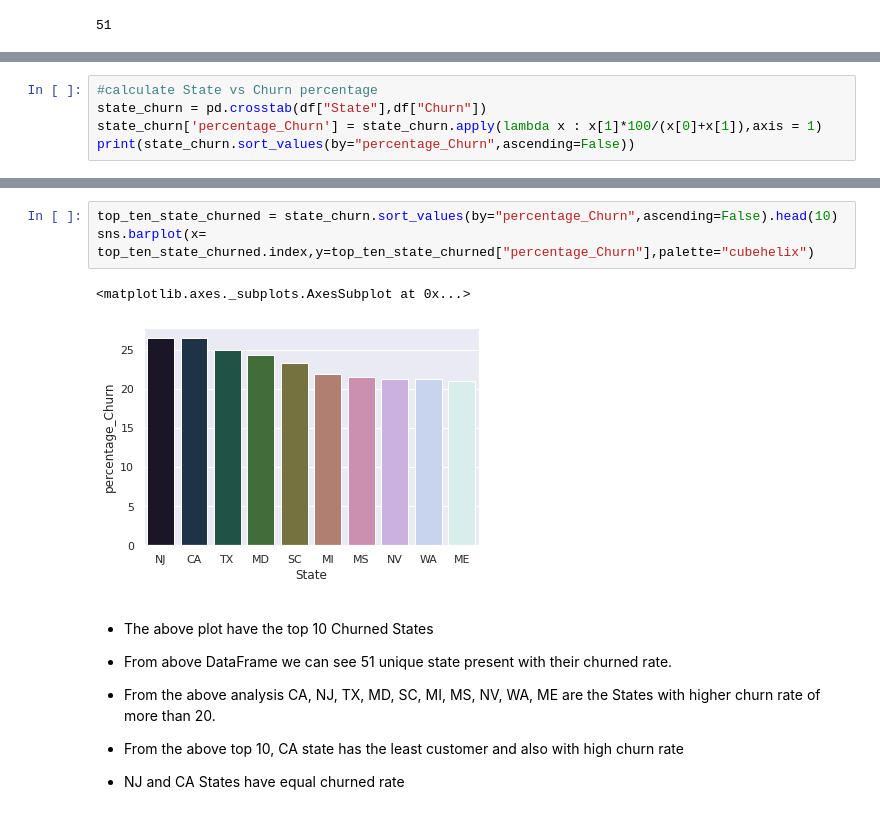
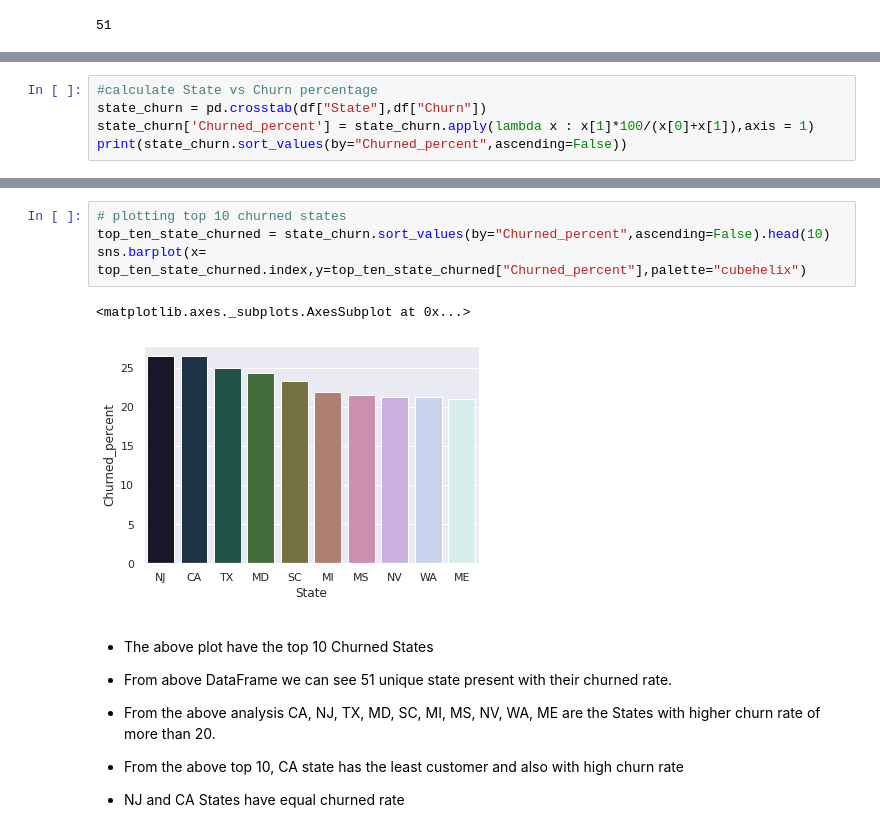
Before and after one commit to rubeshajith/EDA-on-Telecom-Churn-Data, a Jupyter notebook: Telecom_Churn_Analysis_Capstone_Project.ipynb, the cells around one changed output, grey strips where cells are left out. Drawn from its saved outputs; the diff is of its cells as text.

```diff
--- a/Telecom_Churn_Analysis_Capstone_Project.ipynb
+++ b/Telecom_Churn_Analysis_Capstone_Project.ipynb
@@ -273,6 +302,6 @@ plt.show()
 # %%
 #calculate State vs Churn percentage
 state_churn = pd.crosstab(df["State"],df["Churn"])
-state_churn['percentage_Churn'] = state_churn.apply(lambda x : x[1]*100/(x[0]+x[1]),axis = 1)
-print(state_churn.sort_values(by="percentage_Churn",ascending=False))
+state_churn['Churned_percent'] = state_churn.apply(lambda x : x[1]*100/(x[0]+x[1]),axis = 1)
+print(state_churn.sort_values(by="Churned_percent",ascending=False))
 # %% [output]
@@ -296,9 +325,10 @@ HI        50     3          5.660377
 # %%
-top_ten_state_churned = state_churn.sort_values(by="percentage_Churn",ascending=False).head(10)
-sns.barplot(x= top_ten_state_churned.index,y=top_ten_state_churned["percentage_Churn"],palette="cubehelix")
+# plotting top 10 churned states
+top_ten_state_churned = state_churn.sort_values(by="Churned_percent",ascending=False).head(10)
+sns.barplot(x= top_ten_state_churned.index,y=top_ten_state_churned["Churned_percent"],palette="cubehelix")
 # %% [output]
 <matplotlib.axes._subplots.AxesSubplot at 0x...>
-[figure, old version]
+[figure, new version]
 # %% [markdown]
 
 * The above plot have the top 10 Churned States
```
Also changed, not shown: parts of 71 cells of this notebook.
